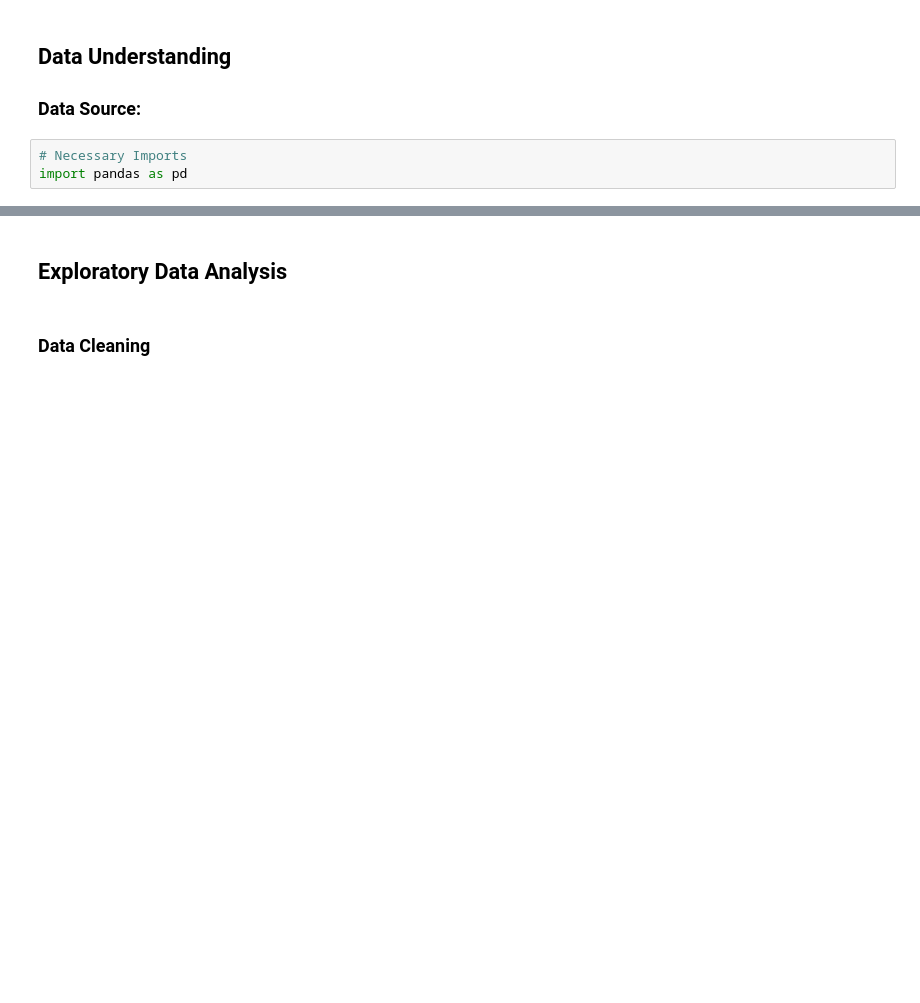
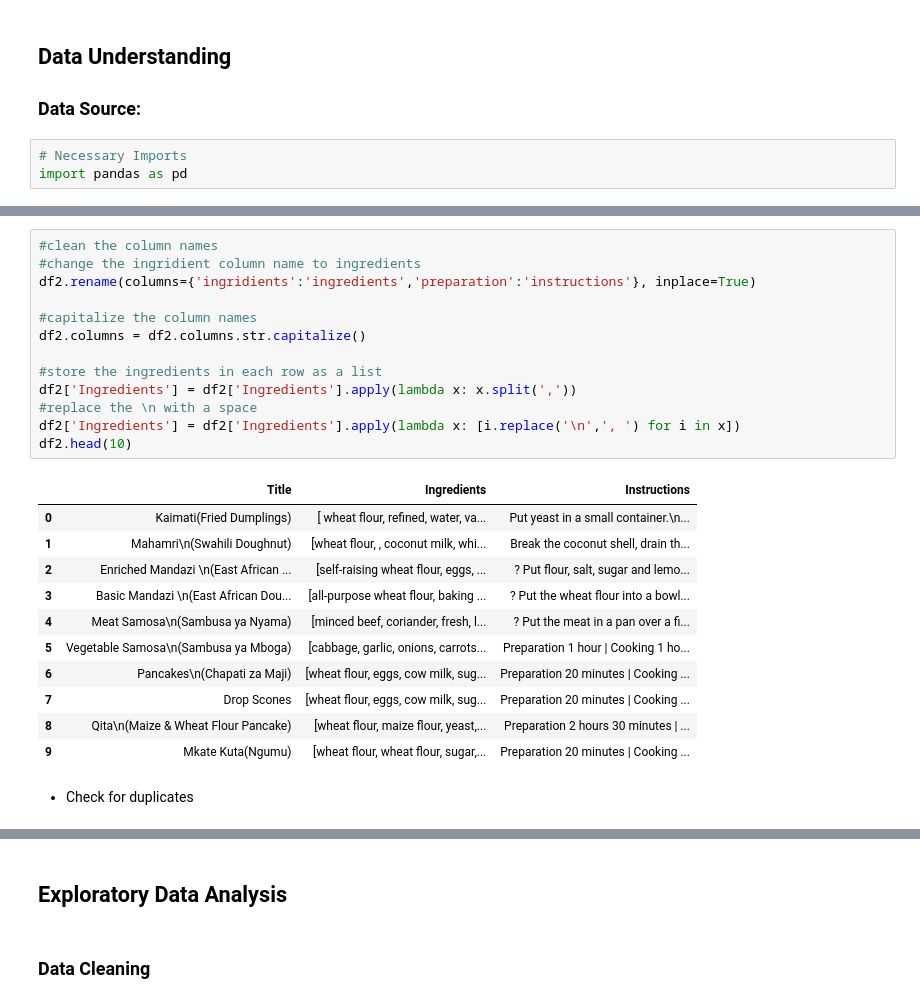
Before and after one commit to Matthewkarani/The-Boma-Pot, a Jupyter notebook: index.ipynb, the cells around one changed output, grey strips where cells are left out. Drawn from its saved outputs; the diff is of its cells as text; blank space fills up the shorter version.

```diff
--- a/index.ipynb
+++ b/index.ipynb
@@ -72,0 +185,27 @@ display(df.head())
+# %%
+#clean the column names
+#change the ingridient column name to ingredients
+df2.rename(columns={'ingridients':'ingredients','preparation':'instructions'}, inplace=True)
+
+#capitalize the column names
+df2.columns = df2.columns.str.capitalize()
+
+#store the ingredients in each row as a list
+df2['Ingredients'] = df2['Ingredients'].apply(lambda x: x.split(','))
+#replace the \n with a space
+df2['Ingredients'] = df2['Ingredients'].apply(lambda x: [i.replace('\n',', ') for i in x])
+df2.head(10)
+# %% [output]
+|  | Title | Ingredients | Instructions |
+| 0 | Kaimati(Fried Dumplings) | [ wheat flour, refined, water, va... | Put yeast in a small container.\n... |
+| 1 | Mahamri\n(Swahili Doughnut) | [wheat flour, , coconut milk, whi... | Break the coconut shell, drain th... |
+| 2 | Enriched Mandazi \n(East African ... | [self-raising wheat flour, eggs, ... | ? Put flour, salt, sugar and lemo... |
+| 3 | Basic Mandazi \n(East African Dou... | [all-purpose wheat flour, baking ... | ? Put the wheat flour into a bowl... |
+| 4 | Meat Samosa\n(Sambusa ya Nyama) | [minced beef, coriander, fresh, l... | ? Put the meat in a pan over a fi... |
+| 5 | Vegetable Samosa\n(Sambusa ya Mboga) | [cabbage, garlic, onions, carrots... | Preparation 1 hour | Cooking 1 ho... |
+| 6 | Pancakes\n(Chapati za Maji) | [wheat flour, eggs, cow milk, sug... | Preparation 20 minutes | Cooking ... |
+| 7 | Drop Scones | [wheat flour, eggs, cow milk, sug... | Preparation 20 minutes | Cooking ... |
+| 8 | Qita\n(Maize & Wheat Flour Pancake) | [wheat flour, maize flour, yeast,... | Preparation 2 hours 30 minutes | ... |
+| 9 | Mkate Kuta(Ngumu) | [wheat flour, wheat flour, sugar,... | Preparation 20 minutes | Cooking ... |
+# %% [markdown]
+- Check for duplicates
```
Also changed, not shown: parts of 32 cells of this notebook, 1 other file.
